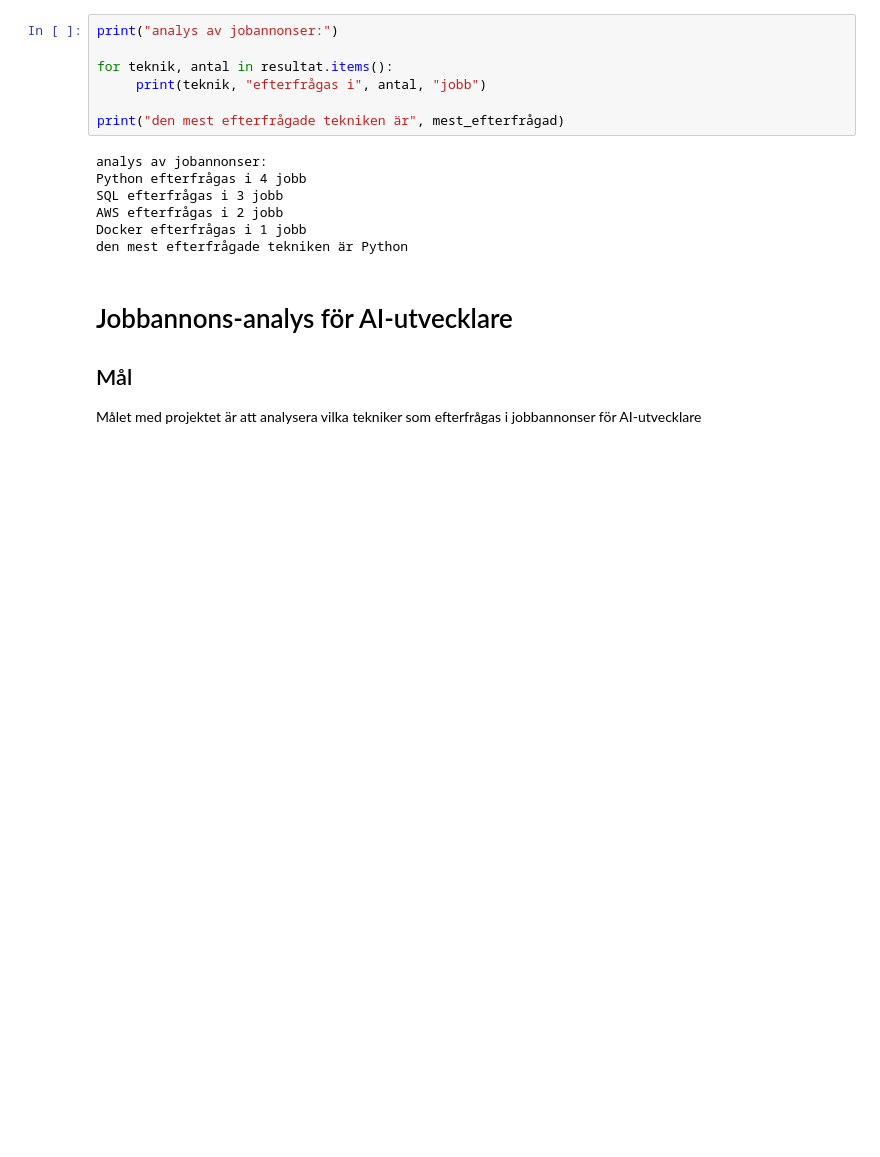
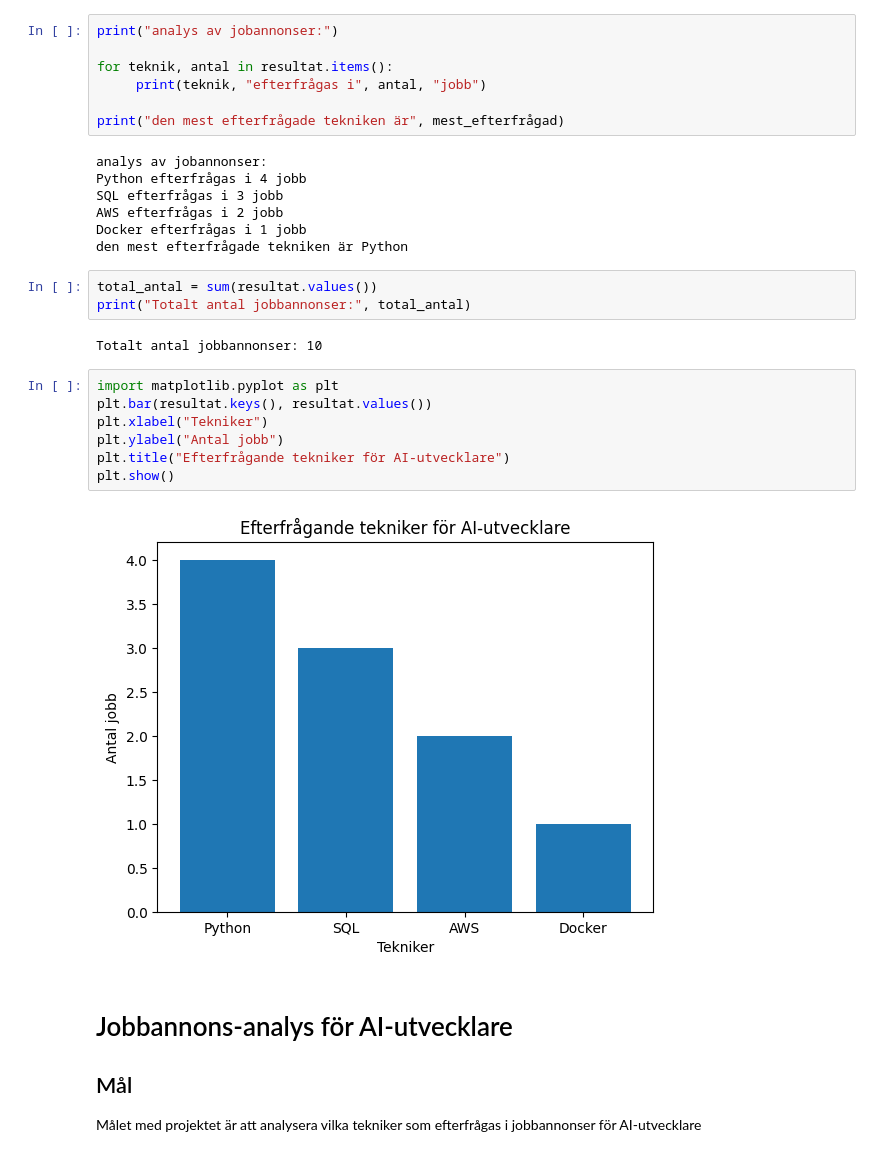
Before and after one commit to aberatew-AI/AI-jobbanalys, a Jupyter notebook: Projekt.ipynb, the cells around one changed output. Saved outputs shown, nothing was run; the diff lists cells and outputs as text; blank space fills up the shorter version.

Commit message:
lägg till diagram för jobbannansanalys

```diff
--- a/Projekt.ipynb
+++ b/Projekt.ipynb
@@ -174,6 +174,20 @@ SQL efterfrågas i 3 jobb
 AWS efterfrågas i 2 jobb
 Docker efterfrågas i 1 jobb
 den mest efterfrågade tekniken är Python
+# %%
+total_antal = sum(resultat.values())
+print("Totalt antal jobbannonser:", total_antal)
+# %% [output]
+Totalt antal jobbannonser: 10
+# %%
+import matplotlib.pyplot as plt
+plt.bar(resultat.keys(), resultat.values())
+plt.xlabel("Tekniker")
+plt.ylabel("Antal jobb")
+plt.title("Efterfrågande tekniker för AI-utvecklare")
+plt.show()
+# %% [output]
+[figure, added]
 # %% [markdown]
 # Jobbannons-analys för AI-utvecklare
 
```
